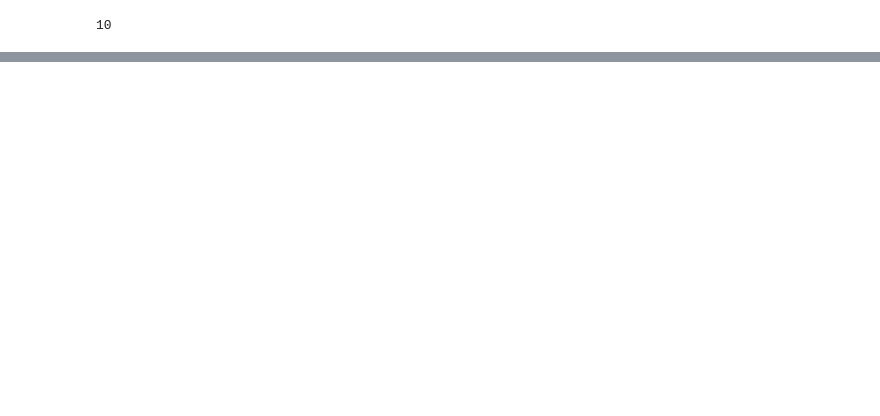
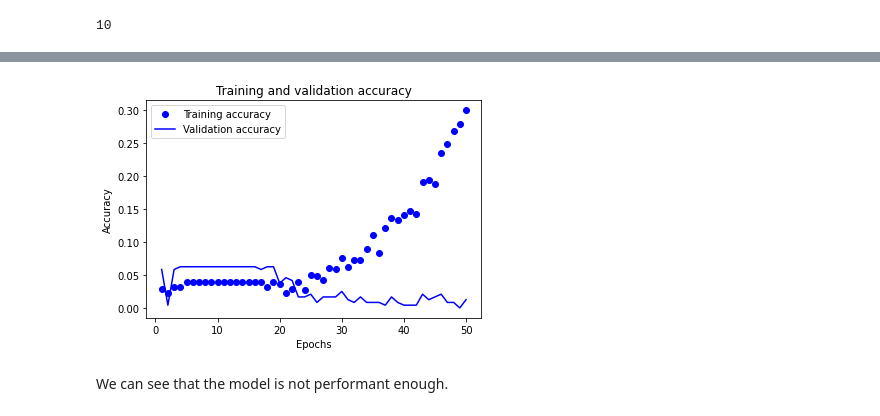
Before and after one commit to kevin0615/Next-word-predicator, a Jupyter notebook: Next_Word.ipynb, the cells around one changed output, grey strips where cells are left out. Cells and saved outputs as stored; diff of their text form; code cells hidden in the pictures; blank space fills up the shorter version.

```diff
--- a/Next_Word.ipynb
+++ b/Next_Word.ipynb
@@ -181,0 +219,15 @@ KeyboardInterrupt:
+# %%
+acc = history.history['accuracy']
+val_acc = history.history['val_accuracy']
+epochs = range(1, len(acc) + 1)
+plt.plot(epochs,acc, 'bo', label='Training accuracy') #blue dots
+plt.plot(epochs,val_acc, 'b', label='Validation accuracy') #blue line
+plt.title('Training and validation accuracy')
+plt.xlabel('Epochs')
+plt.ylabel('Accuracy')
+plt.legend()
+plt.show()
+# %% [output]
+[figure, added]
+# %% [markdown]
+We can see that the model is not performant enough.
```
Also changed, not shown: parts of 23 cells of this notebook.
